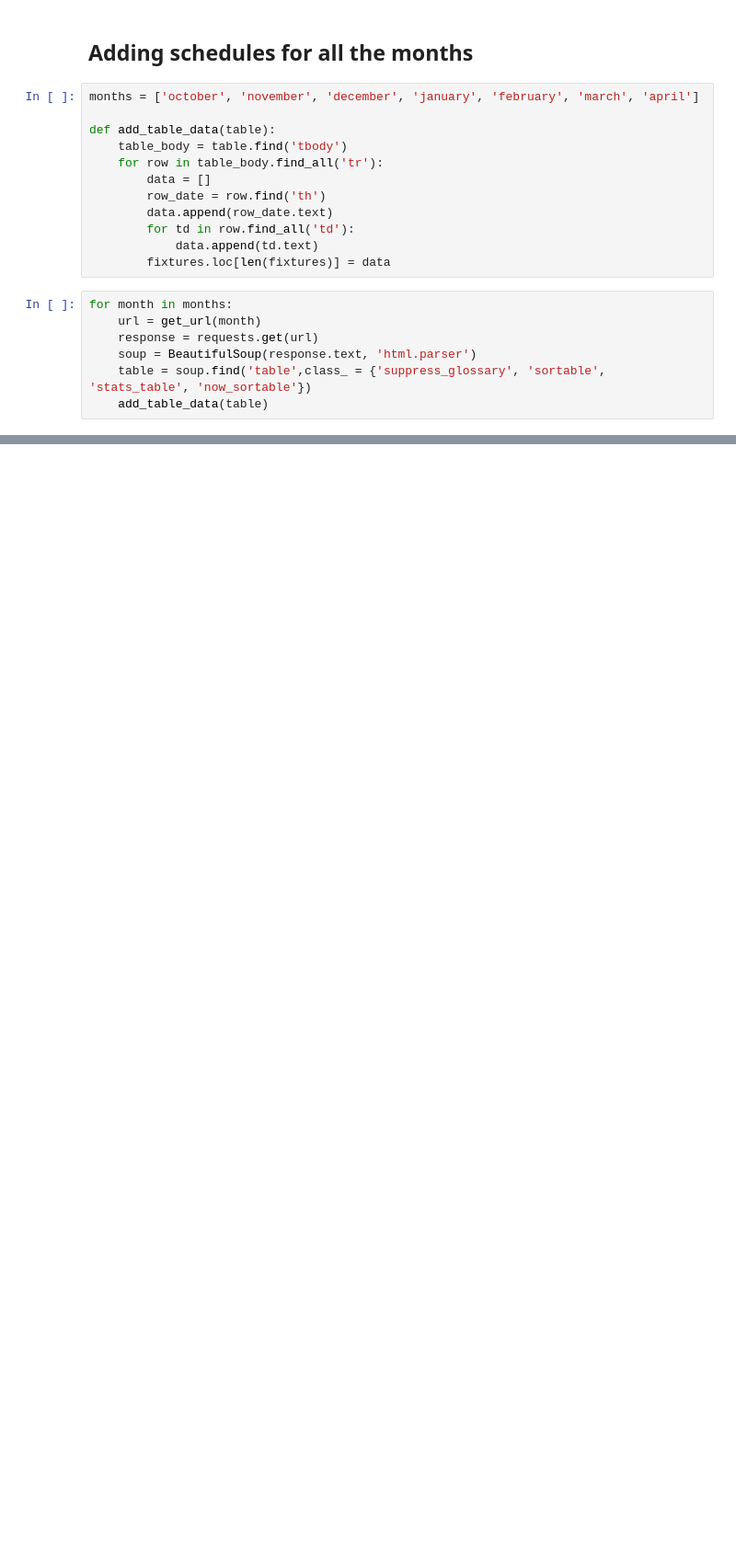
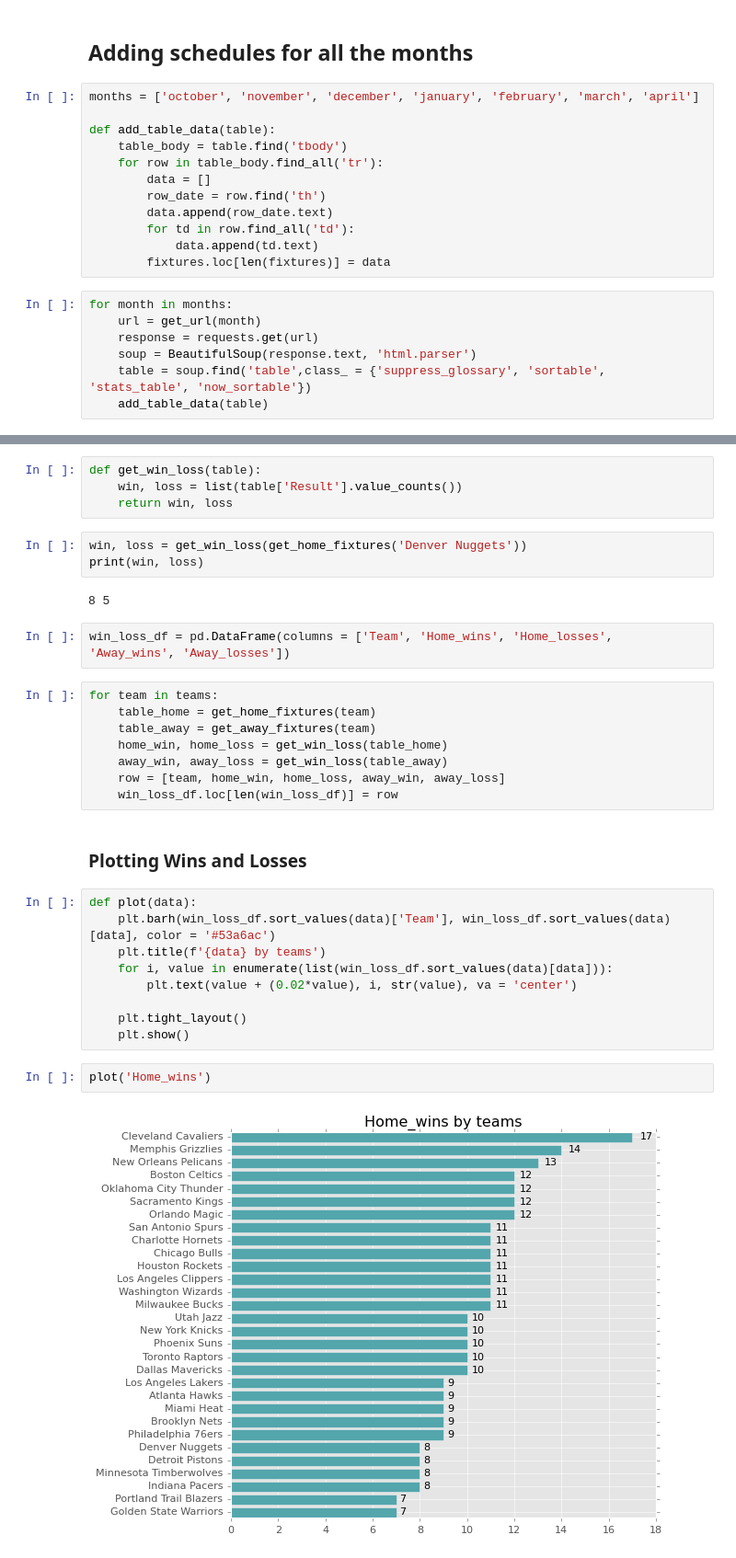
Before and after one commit to Aditya24Sharma/Basketball_Analytics, a Jupyter notebook: jupyter_notebook/notebook_checkpoints.ipynb, the cells around one changed output, grey strips where cells are left out. Shown at 92% size. Drawn from its saved outputs; the diff is of its cells as text; blank space fills up the shorter version.

```diff
--- a/jupyter_notebook/notebook_checkpoints.ipynb
+++ b/jupyter_notebook/notebook_checkpoints.ipynb
@@ -61,0 +94,34 @@ fixtures.to_csv('Fixtures_and_Schedules', index=False)
+# %%
+def get_win_loss(table):
+    win, loss = list(table['Result'].value_counts())
+    return win, loss
+# %%
+win, loss = get_win_loss(get_home_fixtures('Denver Nuggets'))
+print(win, loss)
+# %% [output]
+8 5
+# %%
+win_loss_df = pd.DataFrame(columns = ['Team', 'Home_wins', 'Home_losses', 'Away_wins', 'Away_losses'])
+# %%
+for team in teams:
+    table_home = get_home_fixtures(team)
+    table_away = get_away_fixtures(team)
+    home_win, home_loss = get_win_loss(table_home)
+    away_win, away_loss = get_win_loss(table_away)
+    row = [team, home_win, home_loss, away_win, away_loss]
+    win_loss_df.loc[len(win_loss_df)] = row
+# %% [markdown]
+### Plotting Wins and Losses
+# %%
+def plot(data):
+    plt.barh(win_loss_df.sort_values(data)['Team'], win_loss_df.sort_values(data)[data], color = '#53a6ac')
+    plt.title(f'{data} by teams')
+    for i, value in enumerate(list(win_loss_df.sort_values(data)[data])):
+        plt.text(value + (0.02*value), i, str(value), va = 'center')
+
+    plt.tight_layout()
+    plt.show()
+# %%
+plot('Home_wins')
+# %% [output]
+[figure, added]
```
Also changed, not shown: parts of 18 cells of this notebook, 1 other file.
